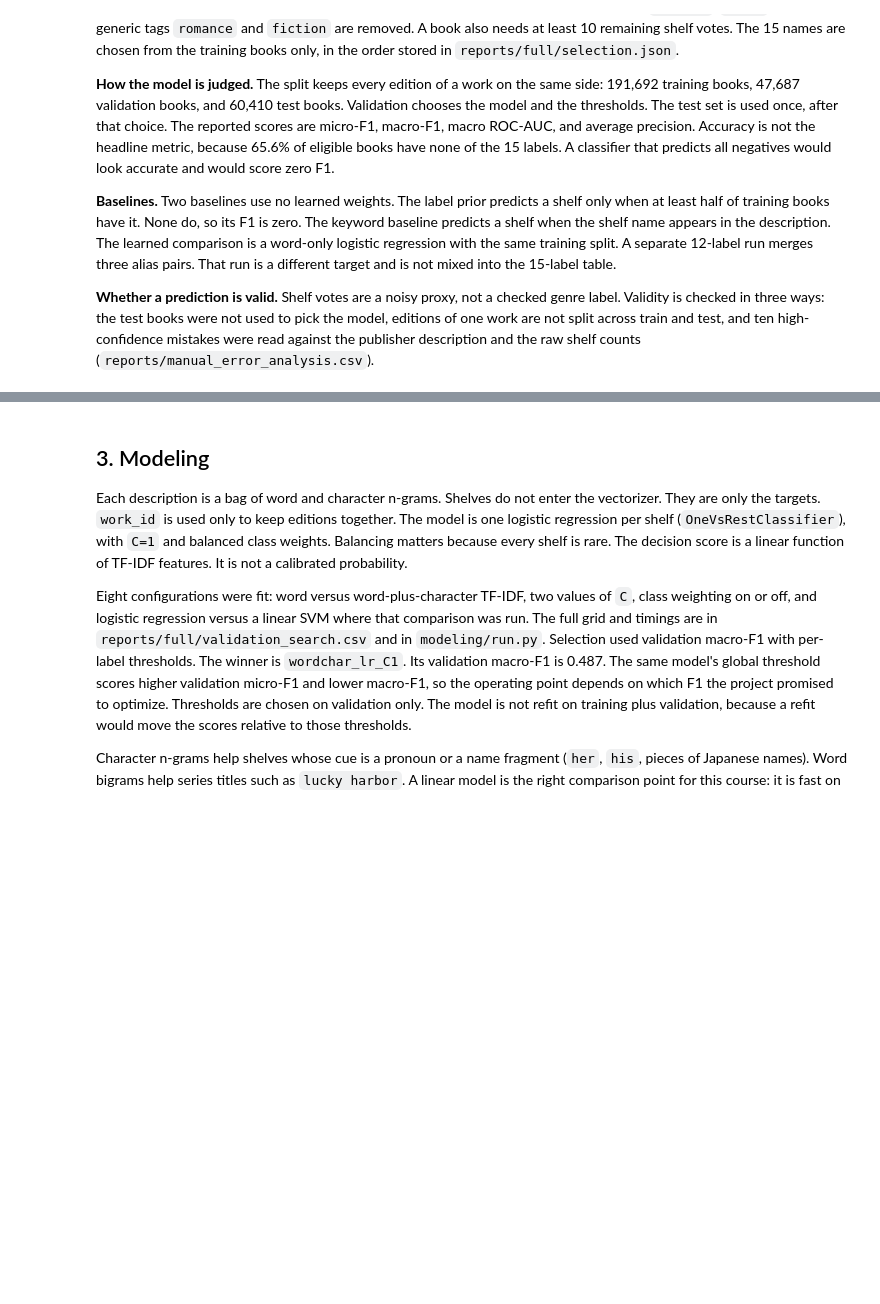
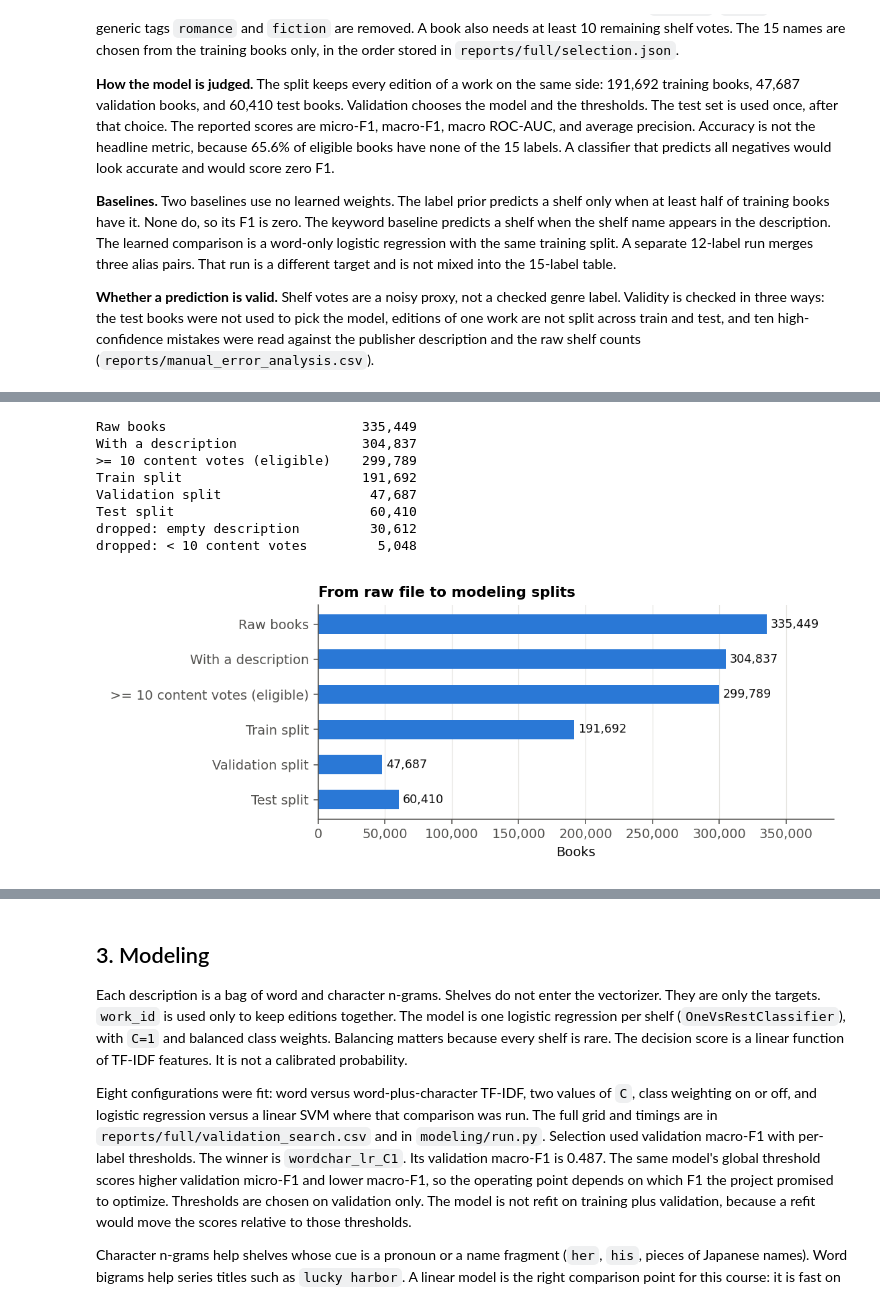
Before and after one commit to j1doan/recsys, a Jupyter notebook: workbook.ipynb, the cells around one changed output, grey strips where cells are left out. Drawn from its saved outputs; the diff is of its cells as text; code cells hidden in the pictures; blank space fills up the shorter version.

Commit message:
Update EDA plots

```diff
--- a/workbook.ipynb
+++ b/workbook.ipynb
@@ -25,12 +18,0 @@ The file is the romance subset of the UCSD Goodreads crawl, collected in late 20
-# %%
-import json
-stats = json.load(open('reports/eda/eda_stats.json'))
-print('raw', stats['raw_books'])
-print('with description', stats['nonempty_descriptions'])
-print('eligible', stats['eligible_books'])
-print('share with none of the 15 labels', round(stats['zero_label_fraction'], 4))
-print('ratings median/mean/max',
-      stats['ratings_count']['quantiles']['0.5'],
-      round(stats['ratings_count']['mean'], 1),
-      stats['ratings_count']['max'])
-print('similar_books inside this file', round(stats['similar_books']['inside_share'], 4))
@@ -66,0 +35,24 @@ display(Image('reports/eda/publication_years.png'))
+# %%
+import json
+import pandas as pd
+from IPython.display import Image, display
+from scipy.stats import spearmanr
+
+pd.set_option('display.width', 120)
+EDA = 'reports/eda/'
+stats = json.load(open(EDA + 'eda_stats.json'))
+for step, n in stats['flow'].items():
+    print(f'{step:32s}{n:>9,}')
+print(f"{'dropped: empty description':32s}{stats['dropped_no_description']:>9,}")
+print(f"{'dropped: < 10 content votes':32s}{stats['dropped_fewer_than_10_votes']:>9,}")
+display(Image(EDA + 'sample_flow.png'))
+# %% [output]
+Raw books                         335,449
+With a description                304,837
+>= 10 content votes (eligible)    299,789
+Train split                       191,692
+Validation split                   47,687
+Test split                         60,410
+dropped: empty description         30,612
+dropped: < 10 content votes         5,048
+[figure, added]
```
Also changed, not shown: parts of 16 cells of this notebook, 20 other files.
